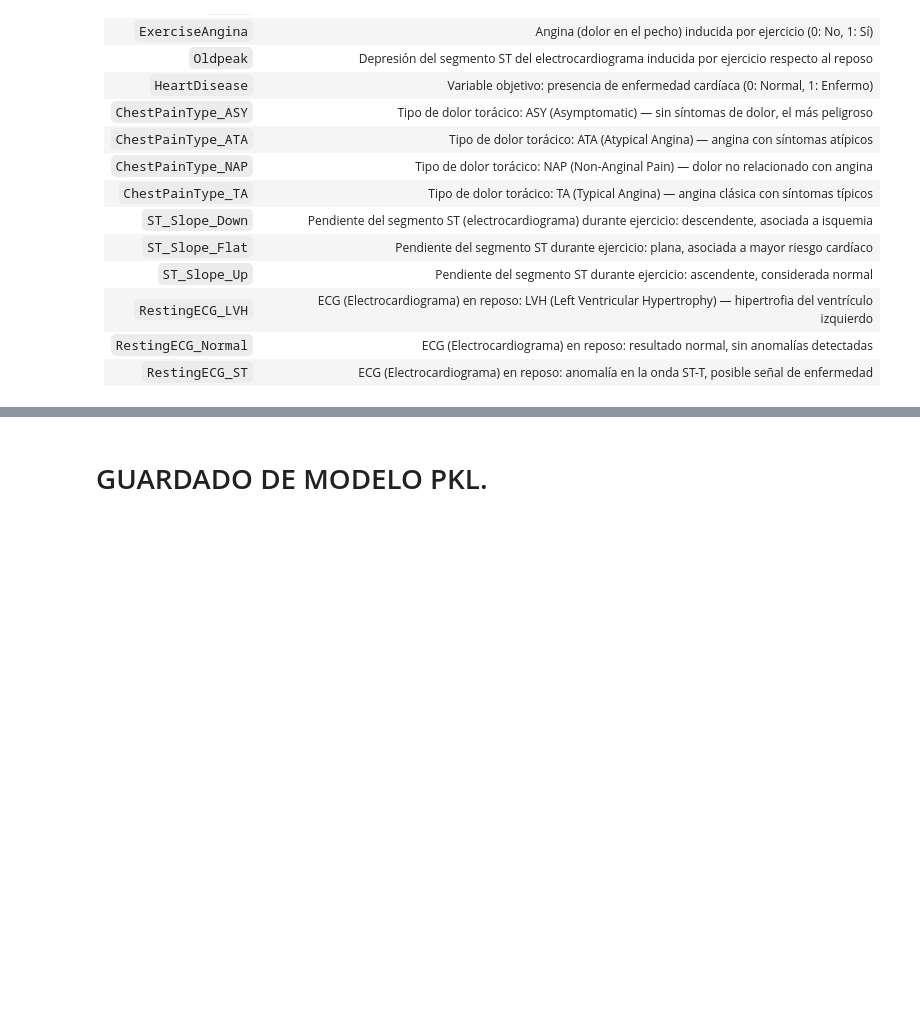
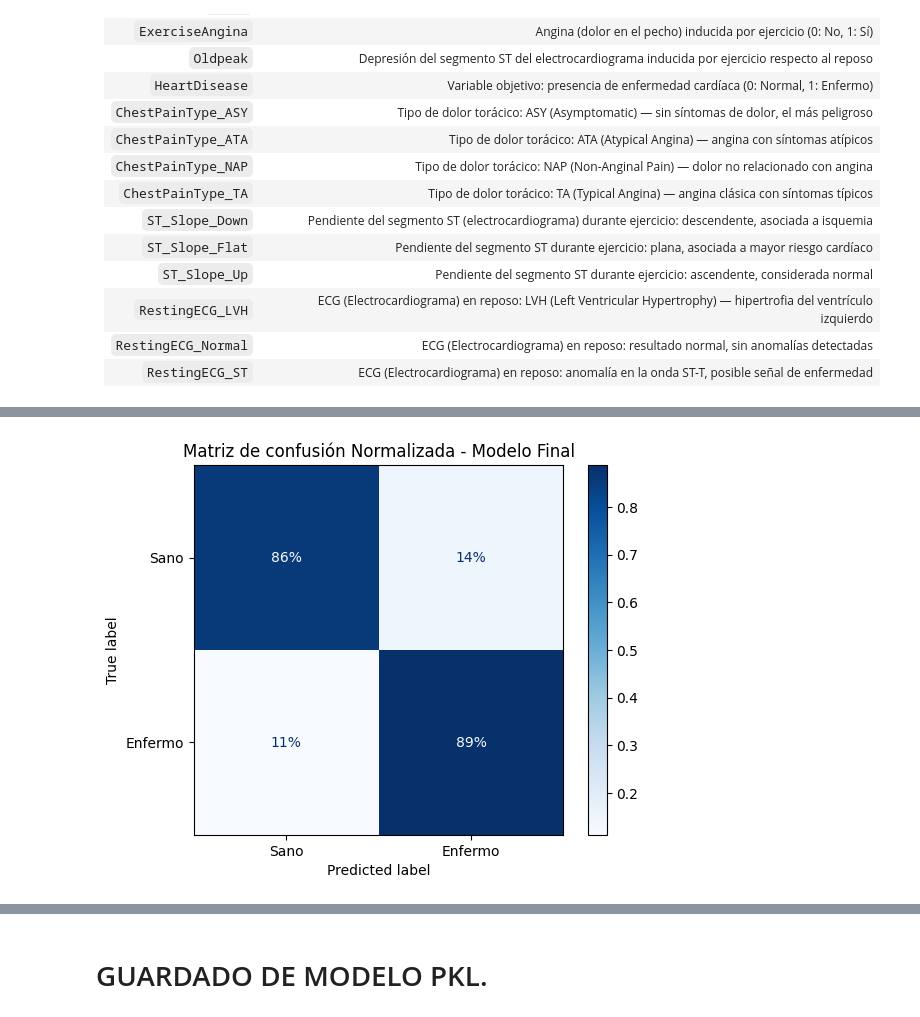
Before and after one commit to iRuperth/BeatSense, a Jupyter notebook: notebook/eda_heart_failure_R.ipynb, the cells around one changed output, grey strips where cells are left out. Cells and saved outputs as stored; diff of their text form; code cells hidden in the pictures; blank space fills up the shorter version.

Commit message:
feat: finalize heart disease model with SMOTE, Optuna tuning, 0.4 threshold, and detailed technical/medical comments

```diff
--- a/notebook/eda_heart_failure_R.ipynb
+++ b/notebook/eda_heart_failure_R.ipynb
@@ -207,0 +344,8 @@ plt.show()
+# %%
+# pd.get_dummies: Función de Pandas que aplica "One-Hot Encoding", creando nuevas columnas binarias (0 o 1) para cada categoría única.
+# data: Representa el DataFrame original que contiene todas las variables clínicas del estudio.
+# columns=['ChestPainType', 'RestingECG', 'ST_Slope']: Especifica la lista de columnas con múltiples categorías que se desean transformar.
+# data = ... : Sobrescribe el DataFrame original con la nueva versión que integra las columnas expandidas en lugar de las originales de texto.
+
+
+data = pd.get_dummies(data, columns=['ChestPainType', 'RestingECG', 'ST_Slope'])
@@ -730,0 +1242,18 @@ plt.show()
+# %%
+# Calcula la matriz comparando las etiquetas reales (y_test) con las predicciones del modelo maestro.
+# El parámetro normalize='true' divide los resultados por el total de cada fila para obtener proporciones.
+# Esta métrica de [Scikit-Learn](https://scikit-learn.org) es la más precisa para evaluar modelos en el sector salud.
+cm = confusion_matrix(y_test, y_pred_recall, normalize='true')
+
+# Genera la representación gráfica de la matriz de confusión normalizada.
+# El parámetro values_format='.0%' transforma los decimales en porcentajes legibles (ej. 0.92 a 92%).
+# Se asignan etiquetas 'Sano' y 'Enfermo' a los ejes para una interpretación clínica directa.
+ConfusionMatrixDisplay(cm, display_labels=['Sano', 'Enfermo']).plot(cmap='Blues', values_format='.0%')
+
+# Asigna el título definitivo a la visualización de cierre del proyecto.
+plt.title("Matriz de confusión Normalizada - Modelo Final")
+
+# Renderiza y despliega la gráfica final en la interfaz del usuario.
+plt.show()
+# %% [output]
+[figure, added]
```
Also changed, not shown: parts of 200 cells of this notebook, 2 other files.
